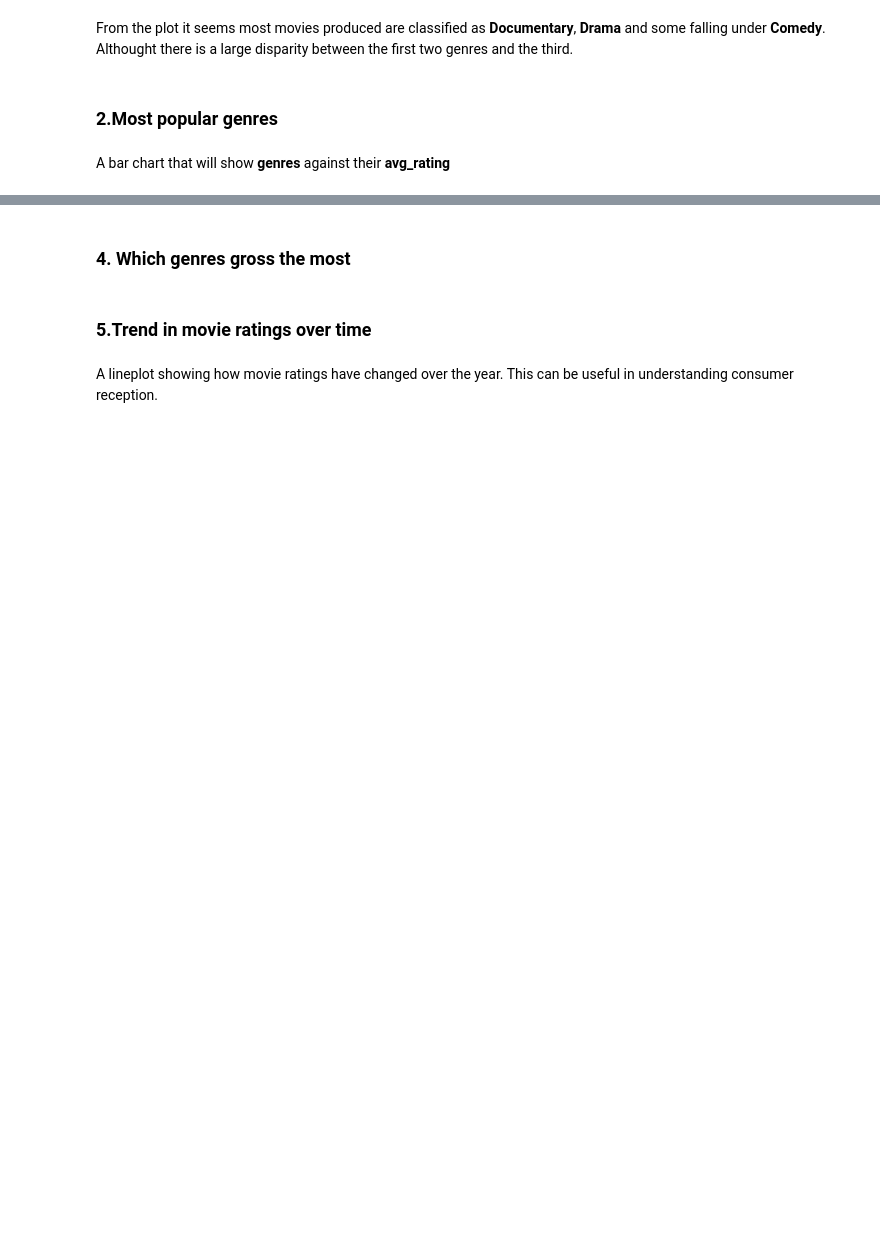
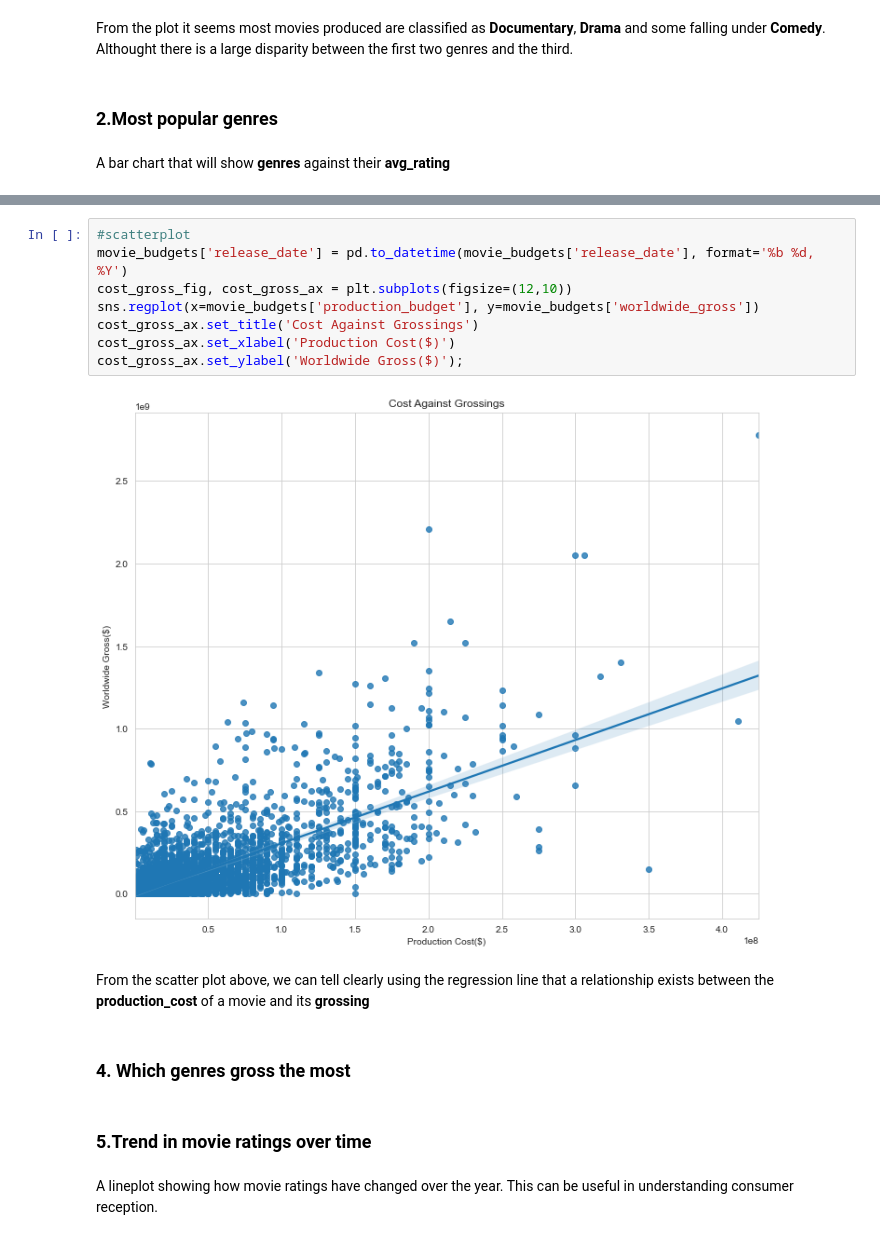
Before and after one commit to R3TR0Quan/Microsoft-MovieData-Analysis, a Jupyter notebook: index.ipynb, the cells around one changed output, grey strips where cells are left out. Drawn from its saved outputs; the diff is of its cells as text; blank space fills up the shorter version.

```diff
--- a/index.ipynb
+++ b/index.ipynb
@@ -375,3 +402,15 @@ basics_and_ratings.tail()
+# %%
+#scatterplot
+movie_budgets['release_date'] = pd.to_datetime(movie_budgets['release_date'], format='%b %d, %Y')
+cost_gross_fig, cost_gross_ax = plt.subplots(figsize=(12,10))
+sns.regplot(x=movie_budgets['production_budget'], y=movie_budgets['worldwide_gross'])
+cost_gross_ax.set_title('Cost Against Grossings')
+cost_gross_ax.set_xlabel('Production Cost($)')
+cost_gross_ax.set_ylabel('Worldwide Gross($)');
+# %% [output]
+[figure, added]
+# %% [markdown]
+From the scatter plot above, we can tell clearly using the regression line that a relationship exists between the **production_cost** of a movie and its **grossing**
 # %% [markdown]
 ### 4. Which genres gross the most
 # %% [markdown]
```
Also changed, not shown: parts of 15 cells of this notebook, 1 other file.
